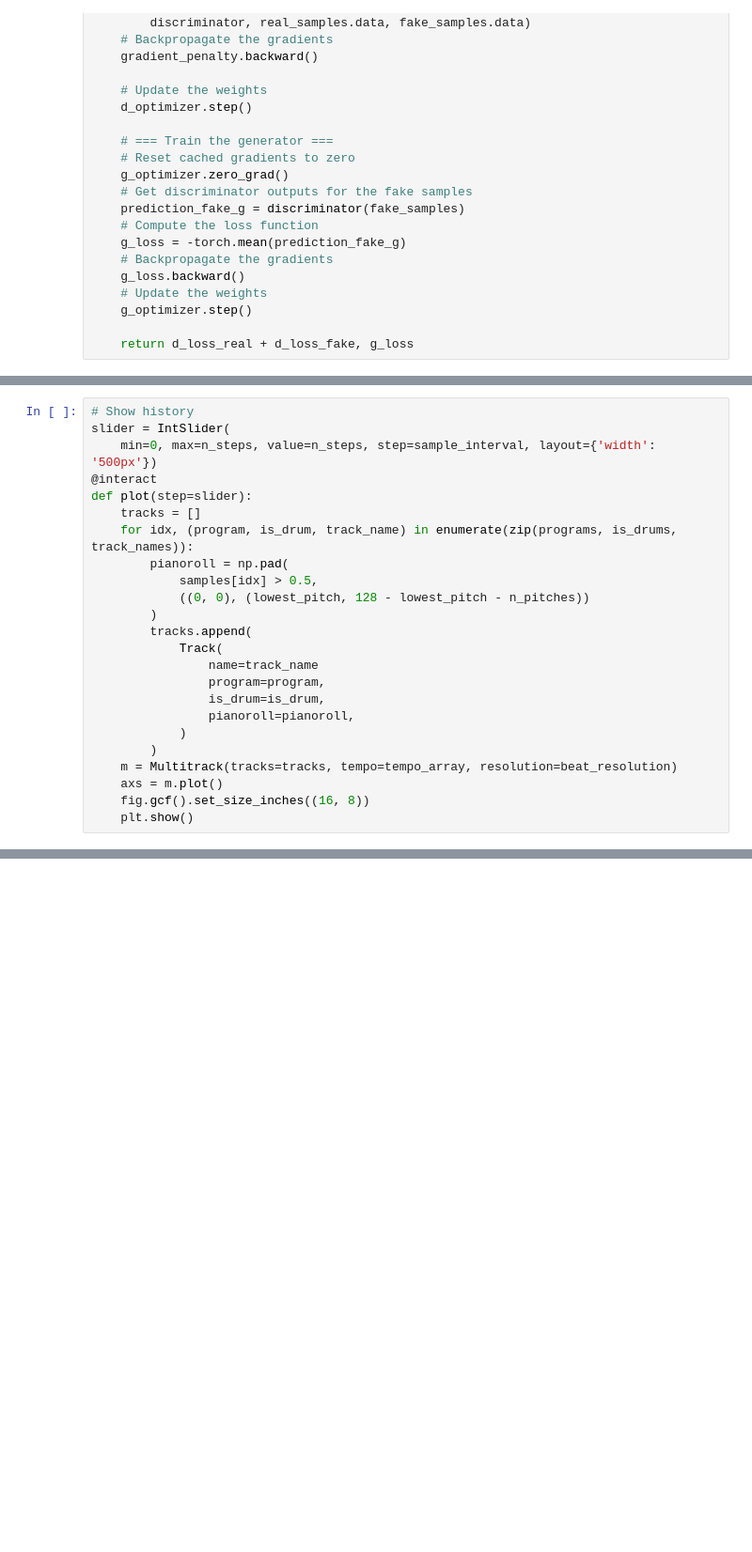
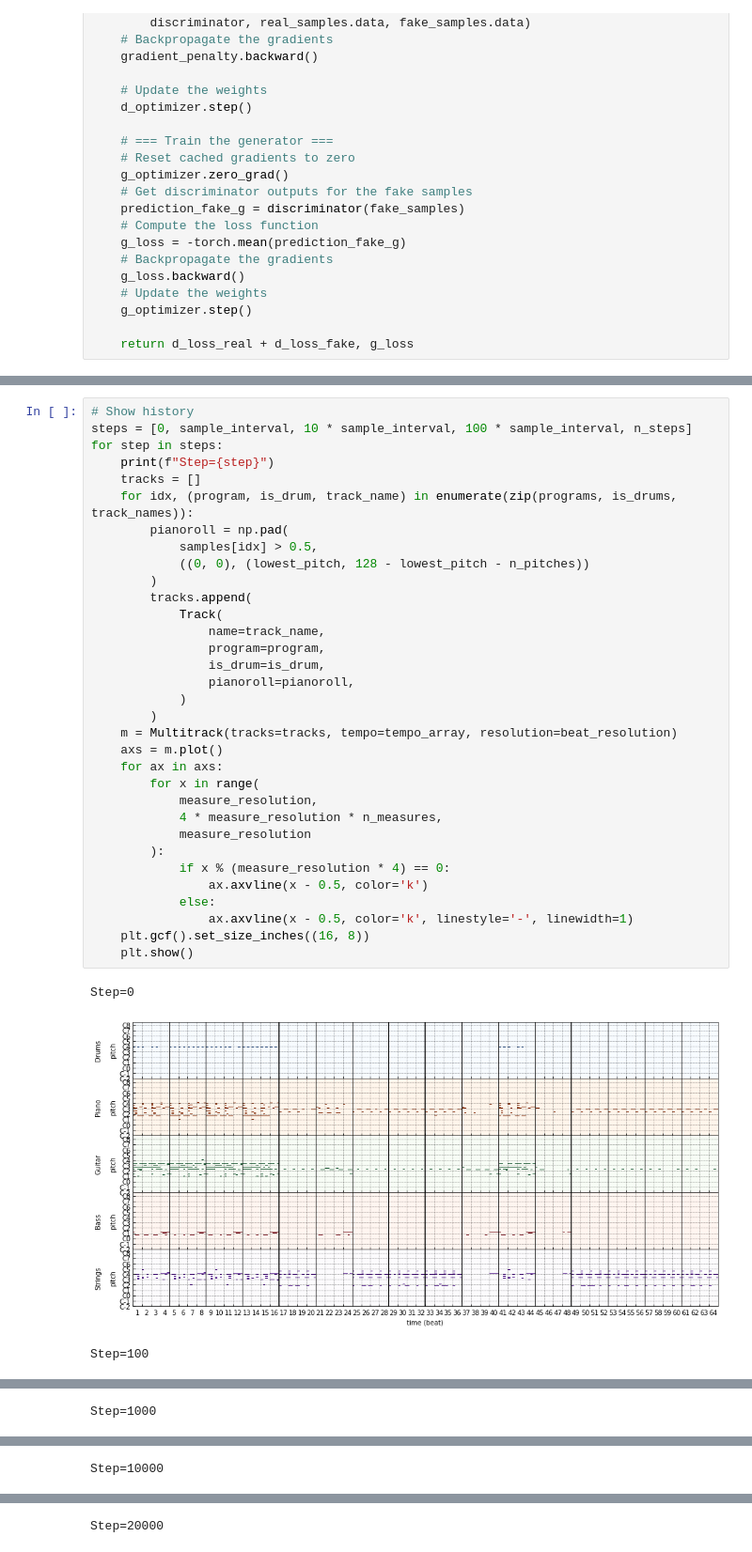
Before and after one commit to salu133445/ismir2019tutorial, a Jupyter notebook: musegan.ipynb, the cells around one changed output, grey strips where cells are left out. Shown at 94% size. Cells and saved outputs as stored; diff of their text form; blank space fills up the shorter version.

```diff
--- a/musegan.ipynb
+++ b/musegan.ipynb
@@ -508,24 +516,37 @@ KeyboardInterrupt: ignored
 # %%
 # Show history
-slider = IntSlider(
-    min=0, max=n_steps, value=n_steps, step=sample_interval, layout={'width': '500px'})
-@interact
-def plot(step=slider):
+steps = [0, sample_interval, 10 * sample_interval, 100 * sample_interval, n_steps]
+for step in steps:
+    print(f"Step={step}")
     tracks = []
     for idx, (program, is_drum, track_name) in enumerate(zip(programs, is_drums, track_names)):
         pianoroll = np.pad(
             samples[idx] > 0.5,
             ((0, 0), (lowest_pitch, 128 - lowest_pitch - n_pitches))
         )
         tracks.append(
             Track(
-                name=track_name
+                name=track_name,
                 program=program,
                 is_drum=is_drum,
                 pianoroll=pianoroll,
             )
         )
     m = Multitrack(tracks=tracks, tempo=tempo_array, resolution=beat_resolution)
     axs = m.plot()
-    fig.gcf().set_size_inches((16, 8))
+    for ax in axs:
+        for x in range(
+            measure_resolution,
+            4 * measure_resolution * n_measures,
+            measure_resolution
+        ):
+            if x % (measure_resolution * 4) == 0:
+                ax.axvline(x - 0.5, color='k')
+            else:
+                ax.axvline(x - 0.5, color='k', linestyle='-', linewidth=1)
+    plt.gcf().set_size_inches((16, 8))
     plt.show()
+# %% [output]
+Step=0
+[figure, added]
+Step=100
@@ -531,0 +554 @@ def plot(step=slider):
+Step=1000
@@ -531,0 +556 @@ def plot(step=slider):
+Step=10000
@@ -531,0 +558 @@ def plot(step=slider):
+Step=20000
```
Also changed, not shown: parts of 31 cells of this notebook.
